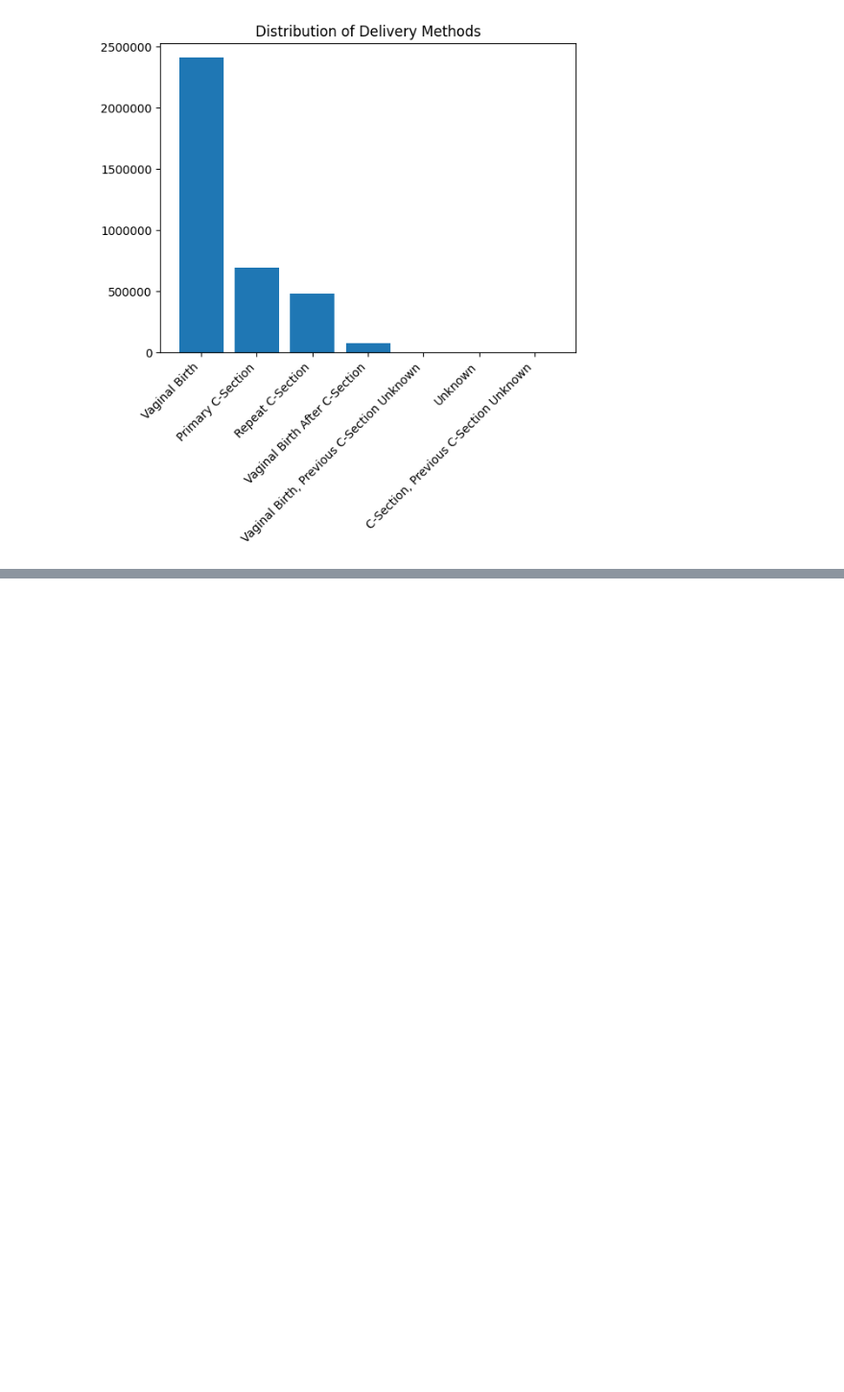
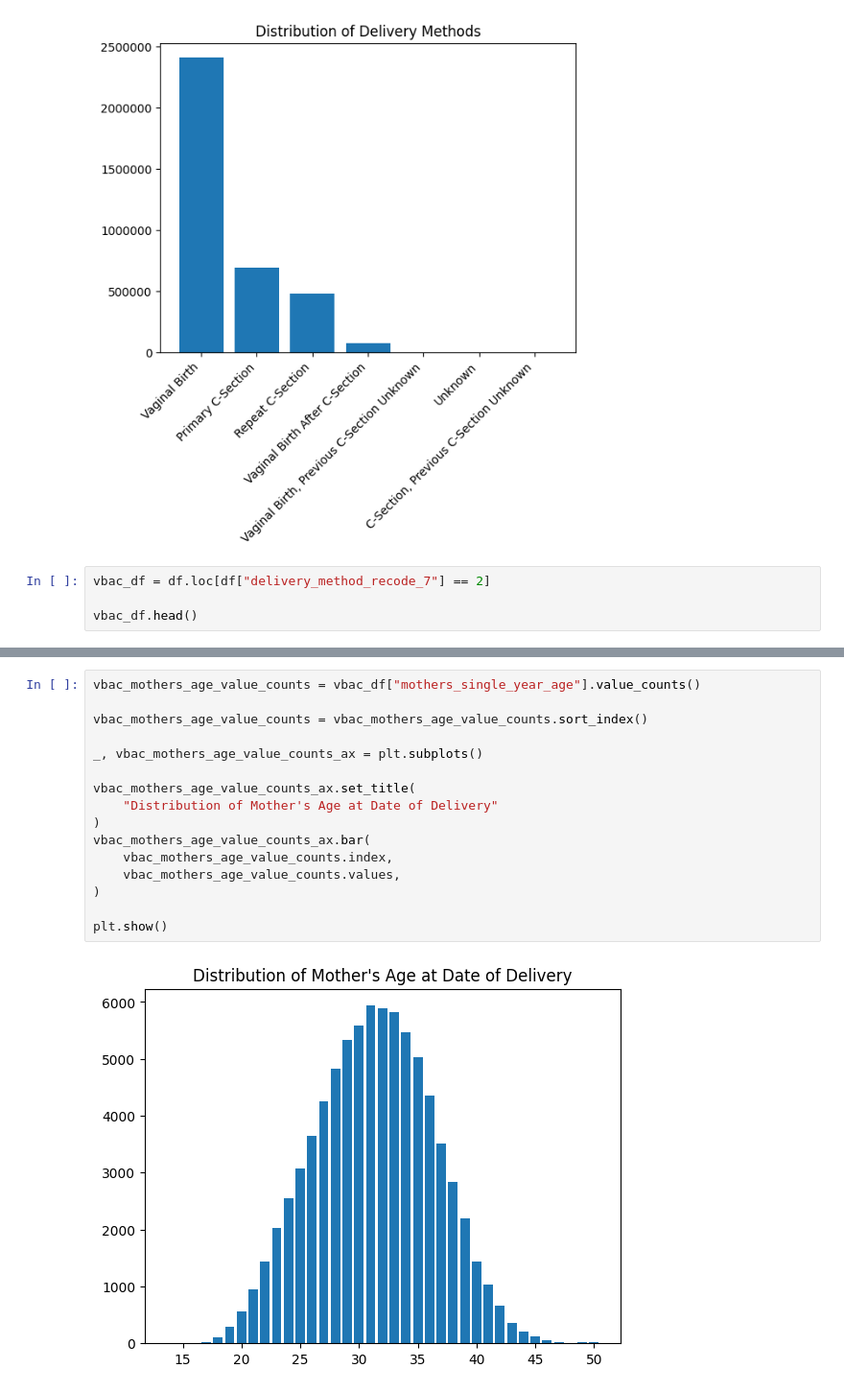
Before and after one commit to shroommu/natality-stats, a Jupyter notebook: notebooks/natality_2021_basic_statistics.ipynb, the cells around one changed output, grey strips where cells are left out. Shown at 96% size. Saved outputs shown, nothing was run; the diff lists cells and outputs as text; blank space fills up the shorter version.

Commit message:
vbac data exploration

```diff
--- a/notebooks/natality_2021_basic_statistics.ipynb
+++ b/notebooks/natality_2021_basic_statistics.ipynb
@@ -90,3 +90,7 @@ plt.setp(labels, rotation=45, horizontalalignment="right")
 plt.show()
 # %% [output]
 [figure]
+# %%
+vbac_df = df.loc[df["delivery_method_recode_7"] == 2]
+
+vbac_df.head()
@@ -92,0 +105,18 @@ plt.show()
+# %%
+vbac_mothers_age_value_counts = vbac_df["mothers_single_year_age"].value_counts()
+
+vbac_mothers_age_value_counts = vbac_mothers_age_value_counts.sort_index()
+
+_, vbac_mothers_age_value_counts_ax = plt.subplots()
+
+vbac_mothers_age_value_counts_ax.set_title(
+    "Distribution of Mother's Age at Date of Delivery"
+)
+vbac_mothers_age_value_counts_ax.bar(
+    vbac_mothers_age_value_counts.index,
+    vbac_mothers_age_value_counts.values,
+)
+
+plt.show()
+# %% [output]
+[figure, added]
```
Also changed, not shown: parts of 3 cells of this notebook.
